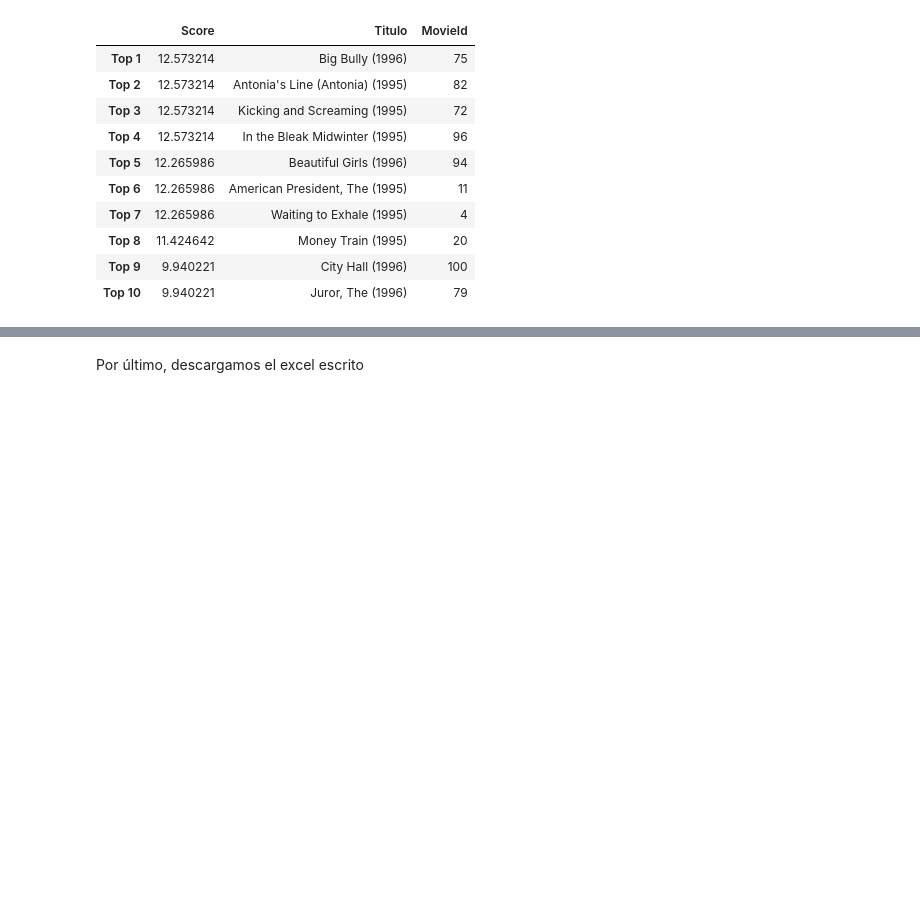
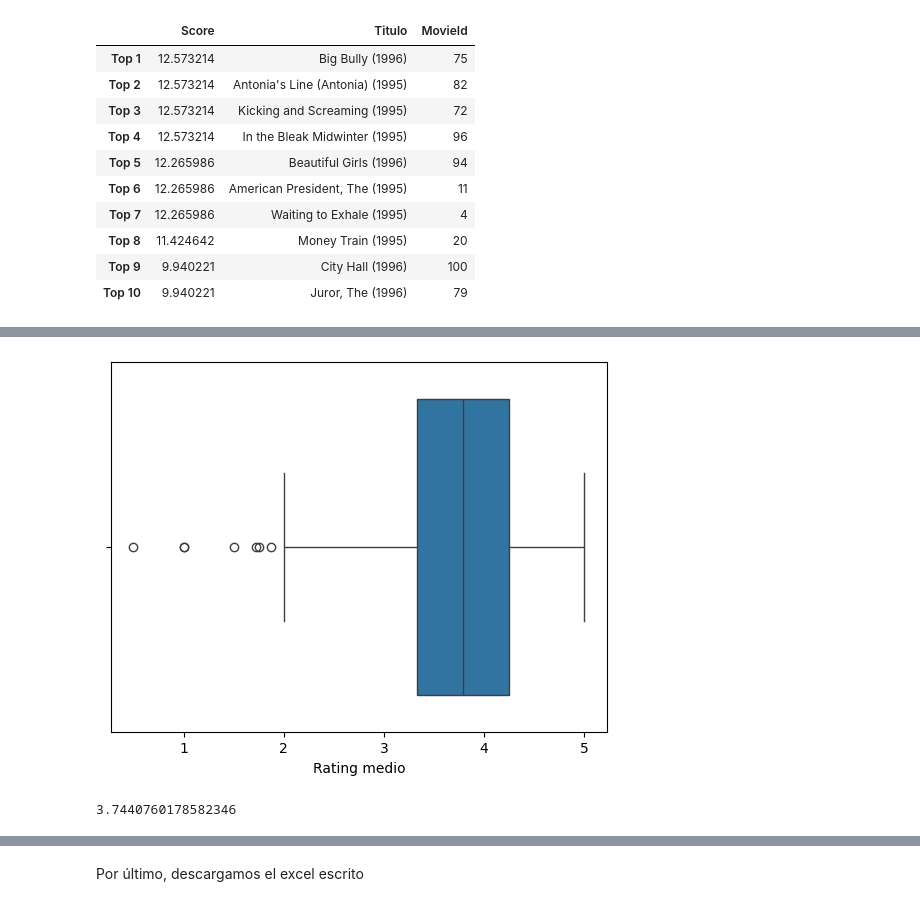
Before and after one commit to Adrianrobarq/DataScienceIEBS, a Jupyter notebook: Bloque 2/Matematicas para tratamiento de datos/Proyecto/Proyecto_recomendacion_peliculas.ipynb, the cells around one changed output, grey strips where cells are left out. Cells and saved outputs as stored; diff of their text form; code cells hidden in the pictures; blank space fills up the shorter version.

```diff
--- a/Bloque 2/Matematicas para tratamiento de datos/Proyecto/Proyecto_recomendacion_peliculas.ipynb
+++ b/Bloque 2/Matematicas para tratamiento de datos/Proyecto/Proyecto_recomendacion_peliculas.ipynb
@@ -300,0 +330,10 @@ with pd.ExcelWriter(names[0],mode = 'a', if_sheet_exists = 'overlay') as writer:
+# %%
+#Agrupamos el dataframe por userId y tomamos los rating para calcular la media
+rating_mean = df_ratings[['userId', 'rating']].groupby('userId').mean()
+rating_max = df_ratings[['userId', 'rating']].groupby('userId').max()
+rating_min = df_ratings[['userId', 'rating']].groupby('userId').min()
+rating_range = pd.DataFrame(rating_max['rating'] - rating_min['rating'])
+
+stat_rating = pd.concat([rating_mean, rating_max, rating_min, rating_range], axis=1)
+stat_rating.columns = ['Rating medio', 'Rating máximo', 'Rating mínimo', 'Rango']
+stat_rating.head()
@@ -300,0 +350,4 @@ with pd.ExcelWriter(names[0],mode = 'a', if_sheet_exists = 'overlay') as writer:
+# %%
+#Después de habernos aseguridado de que rating_range es un DF podemos hacer esto
+rating_range['userId'] = rating_range.index
+rating_range.columns = ['Rango', 'userId']
@@ -300,0 +366,9 @@ with pd.ExcelWriter(names[0],mode = 'a', if_sheet_exists = 'overlay') as writer:
+# %%
+#Calculamos el mayor valor del rango (columna 10, fila 27)
+rango_max = rating_range['Rango'].max()
+rango_max
+
+#Los usuarios con mayor rango quiere decir que marquemos los usuarios con este valor de rango
+stat_rating['Rango max'] = [True if x == rango_max else False for x in rating_range['Rango']]
+
+stat_rating.head()
@@ -300,0 +496,8 @@ with pd.ExcelWriter(names[0],mode = 'a', if_sheet_exists = 'overlay') as writer:
+# %%
+#Grafico de cajas del rating medio
+sns.boxplot(x= stat_rating['Rating medio'])
+plt.show()
+stat_rating['Rating medio'].mean()
+# %% [output]
+[figure, added]
+3.7440760178582346
```
Also changed, not shown: parts of 46 cells of this notebook, 12 other files.
